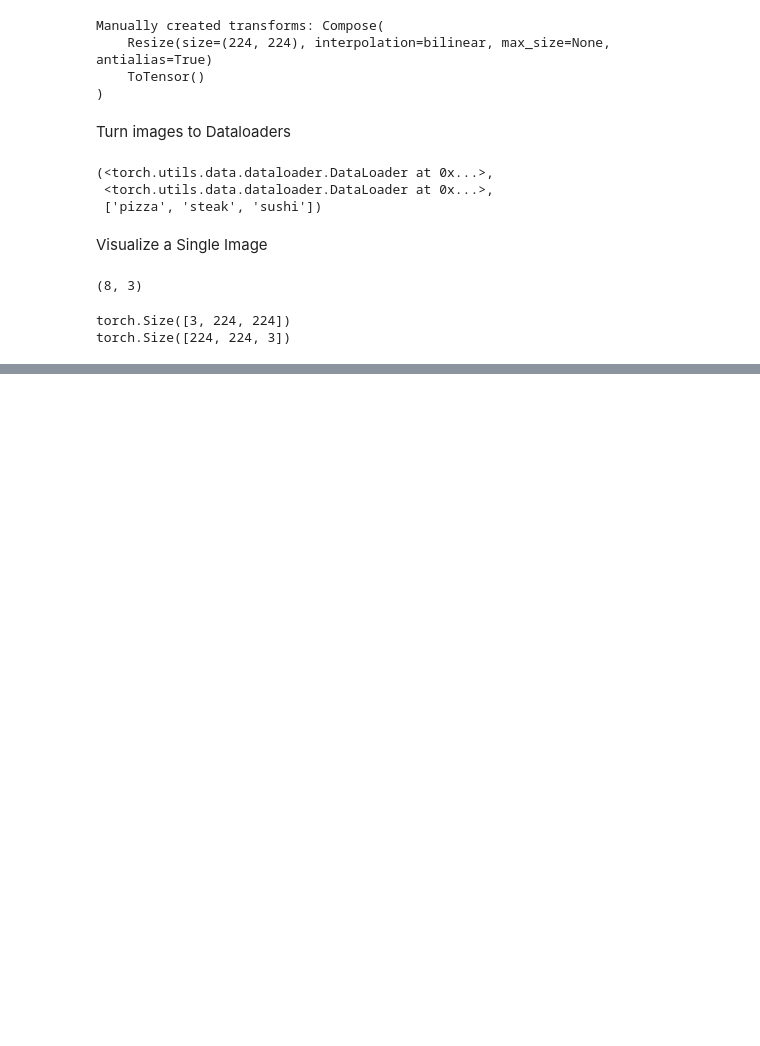
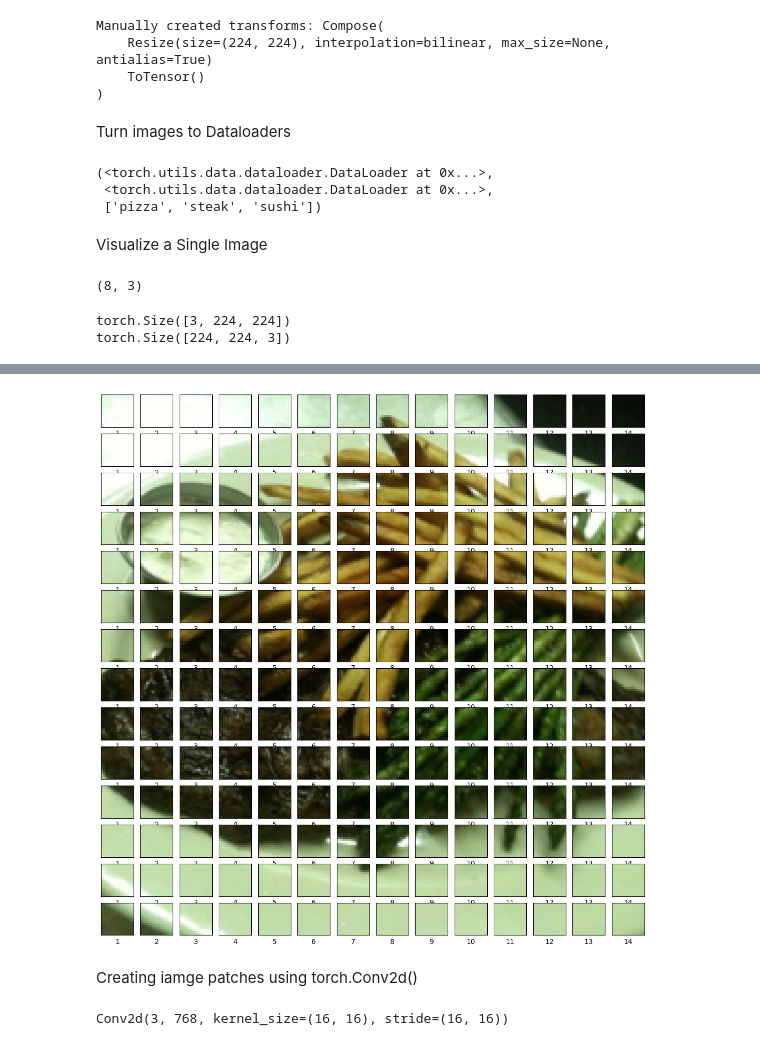
Before and after one commit to saivenkatreddy29/Pytorch-Learning, a Jupyter notebook: Replicating_papers.ipynb, the cells around one changed output, grey strips where cells are left out. Saved outputs shown, nothing was run; the diff lists cells and outputs as text; code cells hidden in the pictures; blank space fills up the shorter version.

```diff
--- a/Replicating_papers.ipynb
+++ b/Replicating_papers.ipynb
@@ -117,0 +178,18 @@ plt.axis('off');
+# %%
+num_rows = img_size//patch_size
+fig,axs = plt.subplots(nrows = num_rows,
+                       ncols = img_size//patch_size,
+                       figsize = (num_patches,num_patches),
+                       sharex = True,
+                       sharey = True
+                       )
+for j,patch_height in enumerate(range(0,img_size,patch_size)):
+  for i, patch in enumerate(range(0,img_size,patch_size)):
+    axs[j,i].imshow(per_image[patch_height:patch_height+patch_size,patch:patch+patch_size,:]);
+    axs[j,i].set_xlabel(i+1)
+    axs[j,i].set_xticks([])
+    axs[j,i].set_yticks([])
+# %% [output]
+[figure, added]
+# %% [markdown]
+Creating iamge patches using torch.Conv2d()
@@ -117,0 +206,4 @@ plt.axis('off');
+# %%
+conv2d
+# %% [output]
+Conv2d(3, 768, kernel_size=(16, 16), stride=(16, 16))
```
Also changed, not shown: parts of 24 cells of this notebook.
